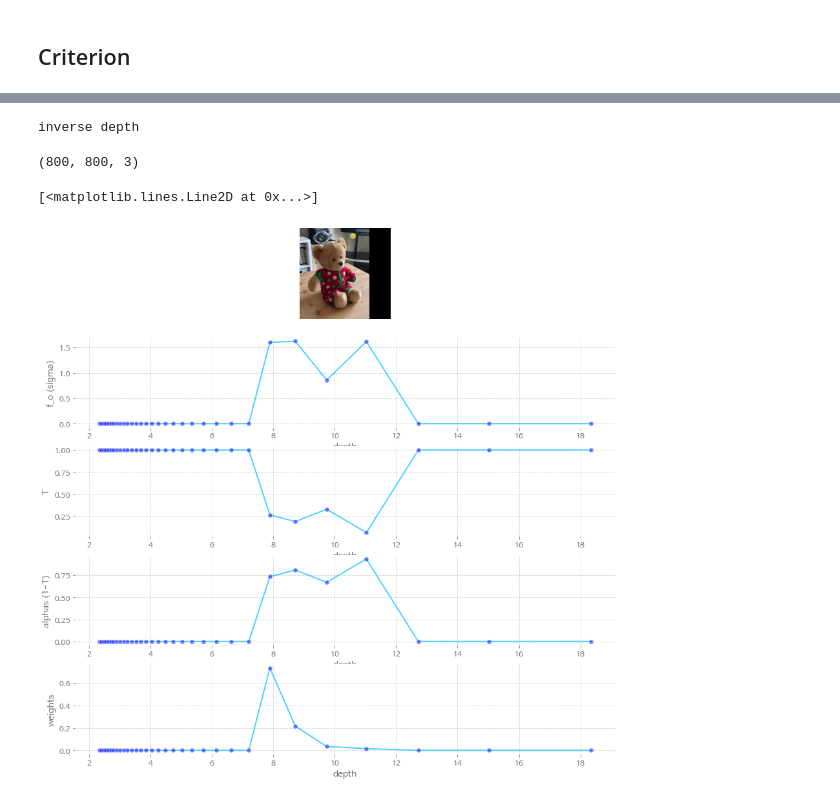
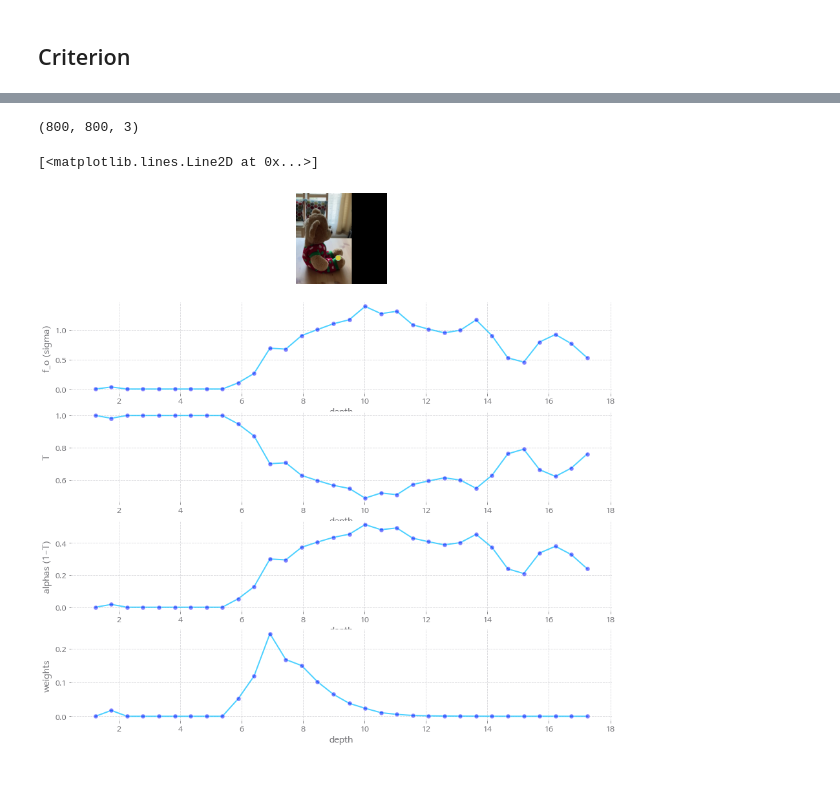
Before and after one commit to nogoing/CameraOptim, a Jupyter notebook: training.ipynb, the cells around one changed output, grey strips where cells are left out. Drawn from its saved outputs; the diff is of its cells as text; code cells hidden in the pictures.

Commit message:
add train_pytorch.py

```diff
--- a/training.ipynb
+++ b/training.ipynb
@@ -444,7 +214,7 @@ net.load_state_dict(load['net'])
 # %% [output]
 <All keys matched successfully>
 # %%
-net = NerFormerArchitecture(d_z=d_z).to(device)
+net = NerFormerArchitecture(d_z=d_z).to(args.device)
 # %%
 feature_net = FeatureNetArchitecture().to(args.device)
 # %%
@@ -470,8 +240,21 @@ Mon Dec  6 12:14:20 2021
 # %% [markdown]
 ## Criterion
 # %%
-mse_loss = nn.MSELoss(reduction="sum")         # target RGB <-> GT RGB
-bce_loss = nn.BCELoss(reduction="sum")         # target Mask <-> GT Mask
+# mse_loss = nn.MSELoss(reduction="sum")         # target RGB <-> GT RGB
+# bce_loss = nn.BCELoss(reduction="sum")         # target Mask <-> GT Mask
+
+def mse_loss(preds, labels):
+    return F.mse_loss(preds, labels, reduction="sum")
+
+
+def mask_mse_loss(preds, labels, mask):
+    return F.mse_loss(preds[mask!=0], labels[mask!=0], reduction="sum")
+
+
+def bce_loss(preds, labels):
+    preds = torch.clamp(preds, min=0.0001, max=0.9999)
+
+    return F.binary_cross_entropy(preds, labels, reduction="sum")
 
 tb_dir = os.path.join(args.root_dir, 'logs/', args.exp_name)
 writer = SummaryWriter(tb_dir)
@@ -734,16 +511,22 @@ PE = HarmonicEmbedding(n_harmonic_functions=pe_dim).to(args.device)
 
 ##################### target, source data frame 구성 #####################
 train_data = next(iter(train_loader))
-target, srcs, src_idxs = data_to_frame(train_data, args.device, args)
+target, srcs = data_to_frame(train_data, 3)
+for k in target:
+        if k != "rgb_path":
+                target[k] = target[k].to(args.device)
+for k in srcs:
+        if k != "rgb_path":
+                srcs[k] = srcs[k].to(args.device)
 
 ######################## source feature map 구성 ########################
 with torch.no_grad():
         feature_maps = feature_net(srcs["rgb"], srcs["mask"])
 
 # ray sampler 생성
-ray_sampler = RaySampler(target, target_cam_idx=0, device=args.device, args=args)
+ray_sampler = RaySampler(target, srcs["camera"])
 # 타겟 이미지에서 N_rays개의 ray 샘플링
-ray_batch = ray_sampler.random_sample(args.N_rays, args.ray_sampling_mode)
+ray_batch = ray_sampler.random_sample(args.N_rays, args.ray_sampling_mode, args.center_ratio)
 
 
 ret = {"outputs_coarse": None,
@@ -764,8 +547,7 @@ H, W = feature_maps.shape[-2:]
 positional_embedding = PE(coarse_pts)
 
 # Input tensor 구성
-input_tensor = feature_sampling(feature_maps, ray_batch["camera"], coarse_pts, positional_embedding, (H, W), [1, 2, 3])
-
+input_tensor = feature_sampling(feature_maps, ray_batch["src_cameras"], coarse_pts, positional_embedding, (H, W))
 coarse_densities, coarse_colors = net(input_tensor)
 
 outputs_coarse = EARayMarching_test(coarse_densities, coarse_colors, coarse_z_vals)
@@ -809,21 +591,19 @@ if N_importance > 0:
     positional_embedding = PE(fine_pts)
 
     # Input tensor 구성
-    input_tensor = feature_sampling(feature_maps, ray_batch["camera"], fine_pts, positional_embedding, (H, W), [1, 2, 3])
+    input_tensor = feature_sampling(feature_maps, ray_batch["src_cameras"], fine_pts, positional_embedding, (H, W))
 
     fine_densities, fine_colors = net(input_tensor)
     outputs_fine = EARayMarching_test(fine_densities, fine_colors, fine_z_vals)
-# %% [output]
-inverse depth
 # %%
-tgt_proj_points = target["camera"].transform_points_screen(coarse_pts.reshape(-1, 3), image_size=(H, W))[0].reshape(800, 32, 3)
+tgt_proj_points = target["camera"].transform_points_screen(coarse_pts.reshape(-1, 3), image_size=(H, W)).reshape(800, 32, 3)
 # %%
 img = target["rgb"].cpu().numpy().transpose(1, 2, 0)
 print(img.shape)
 # %% [output]
 (800, 800, 3)
 # %%
-ray_idx = 1
+ray_idx = 777
 
 plt.figure(figsize=(15, 15))
 plt.title("Coarse Step")
@@ -843,34 +623,34 @@ depth = coarse_z_vals[ray_idx].cpu().numpy()
 coarse_f_o = coarse_densities[ray_idx].squeeze(1).detach().cpu().numpy()
 coarse_t = outputs_coarse["T"][ray_idx].detach().cpu().numpy()
 coarse_alphas = outputs_coarse["alphas"][ray_idx].detach().cpu().numpy()
 coarse_weights = outputs_coarse["weights"][ray_idx].detach().cpu().numpy()
 
 plt.subplot(5, 1, 2)
 plt.xlabel("depth")
 plt.ylabel("f_o (sigma)")
 plt.plot(depth, coarse_f_o, alpha=0.7, label=r'f_o')
 plt.plot(depth, coarse_f_o, 'bo', alpha=0.5)
 
 plt.subplot(5, 1, 3)
 plt.xlabel("depth")
 plt.ylabel("T")
 plt.plot(depth, coarse_t, alpha=0.7, label=r'f_o')
 plt.plot(depth, coarse_t, 'bo', alpha=0.5)
 
 plt.subplot(5, 1, 4)
 plt.xlabel("depth")
 plt.ylabel("alphas (1-T)")
 plt.plot(depth, coarse_alphas, alpha=0.7, label=r'f_o')
 plt.plot(depth, coarse_alphas, 'bo', alpha=0.5)
 
 plt.subplot(5, 1, 5)
 plt.xlabel("depth")
 plt.ylabel("weights")
 plt.plot(depth, coarse_weights, alpha=0.7, label=r'f_o')
 plt.plot(depth, coarse_weights, 'bo', alpha=0.5)
 # %% [output]
 [<matplotlib.lines.Line2D at 0x...>]
-[figure, old version]
+[figure, new version]
 # %%
 depth = fine_z_vals[ray_idx].cpu().numpy()
 
```
Also changed, not shown: parts of 37 cells of this notebook, 7 other files.
